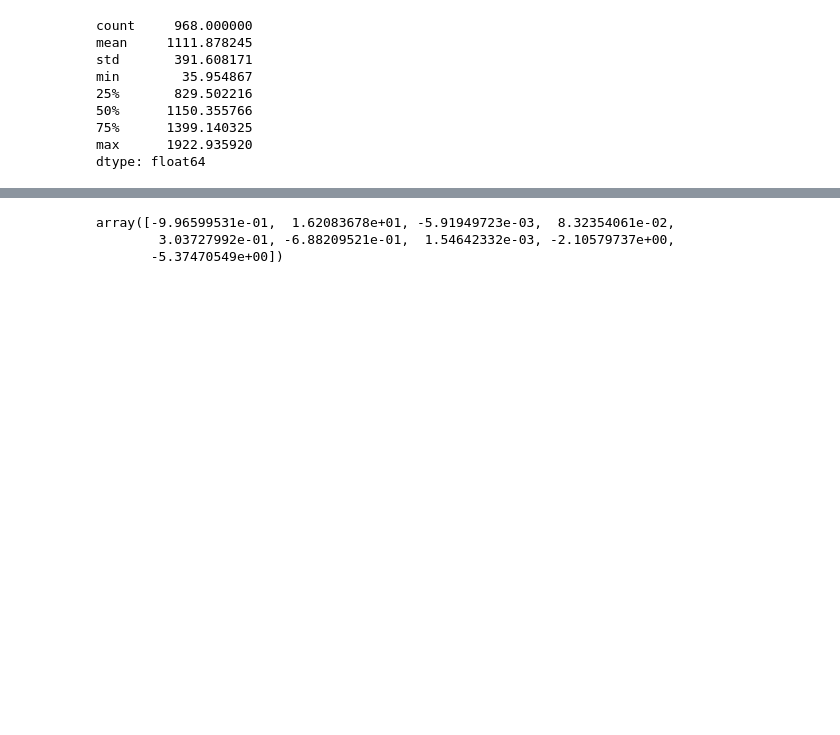
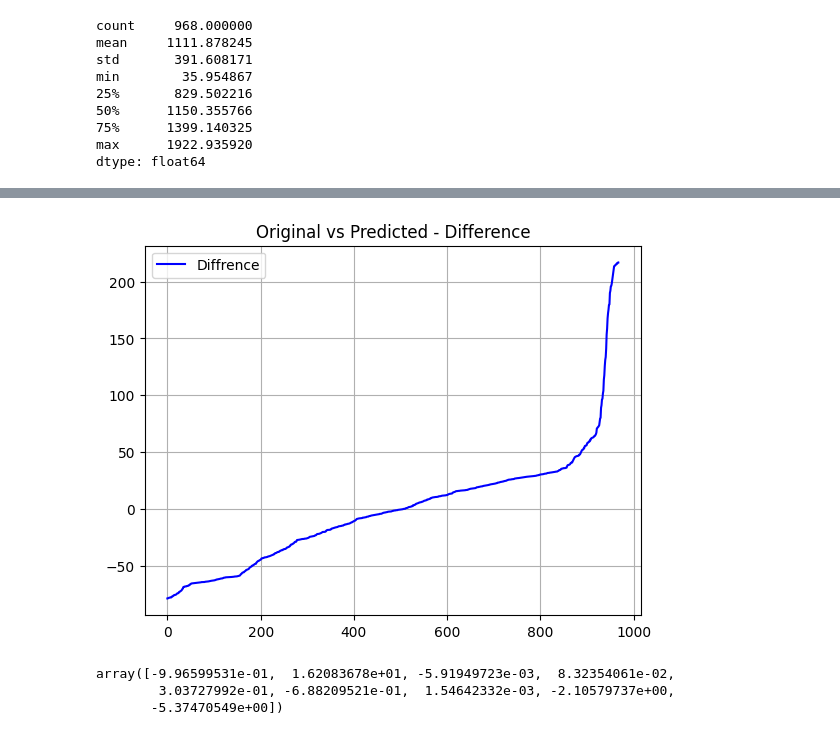
Before and after one commit to Skizzy-create/Velocity-Prediction-for-S2-33, a Jupyter notebook: VelocityModel1.ipynb, the cells around one changed output, grey strips where cells are left out. Cells and saved outputs as stored; diff of their text form; code cells hidden in the pictures; blank space fills up the shorter version.

```diff
--- a/VelocityModel1.ipynb
+++ b/VelocityModel1.ipynb
@@ -270,3 +297,12 @@ plt.show()
+# %%
+time = np.arange(0,968,1)
+plt.plot(time, diff_sort, c = 'b', label = "Diffrence")
+plt.title("Original vs Predicted - Difference")
+plt.legend()
+plt.grid(True)
+plt.show()
+# %% [output]
+[figure, added]
 # %%
 model.coef_
 # %% [output]
```
Also changed, not shown: parts of 11 cells of this notebook.
